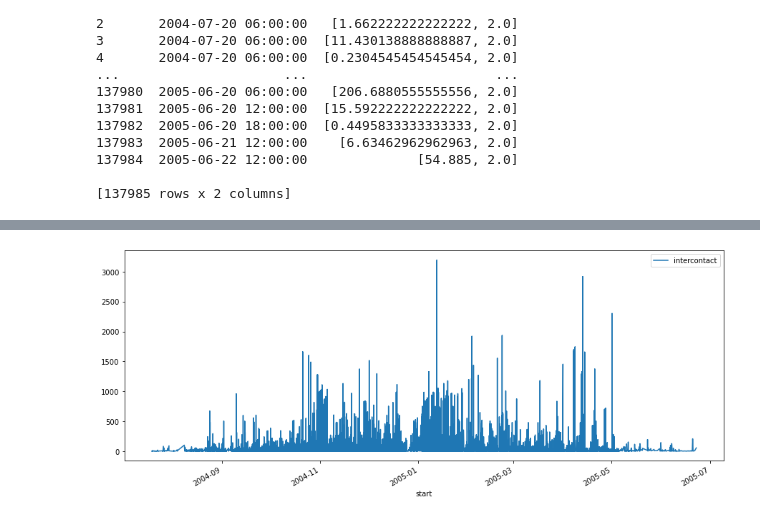
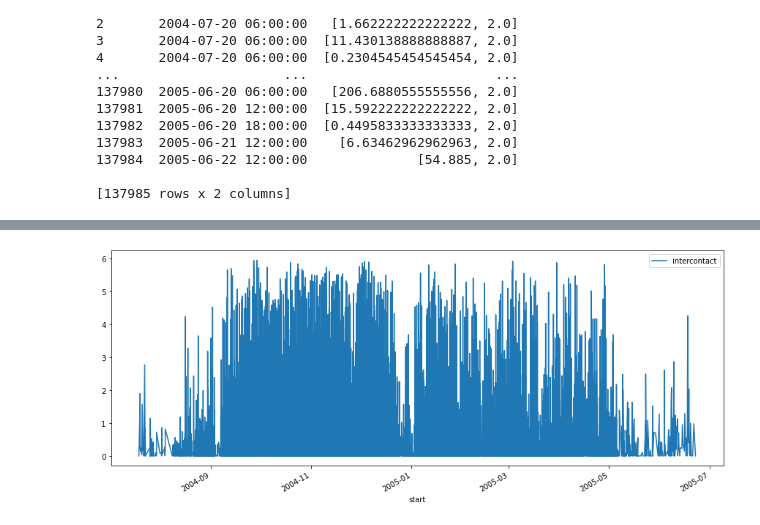
Before and after one commit to CintyaThen/learningPython, a Jupyter notebook: dataTA/TA.ipynb, the cells around one changed output, grey strips where cells are left out. Cells and saved outputs as stored; diff of their text form; code cells hidden in the pictures.

```diff
--- a/dataTA/TA.ipynb
+++ b/dataTA/TA.ipynb
@@ -43,8 +43,8 @@ import matplotlib.pyplot as plt
 import numpy as np
 import seaborn as sns
 import statsmodels.api as sm
-df = pd.read_csv("DATASET_BERES1.csv", index_col='start', parse_dates=True)
-drop_col = ['spatiaLoc','id_colums']
+df = pd.read_csv("MeanIntercontact_Window.csv", index_col='start', parse_dates=True)
+drop_col = ['id_colums']
 df.drop(drop_col, axis=1, inplace=True)
 print(df)
 df.plot(figsize=(15, 6))
@@ -66,6 +66,6 @@ start
 
 [137985 rows x 1 columns]
-[figure, old version]
+[figure, new version]
 # %%
 import pandas as pd # data processing
 import matplotlib.pyplot as plt
```
Also changed, not shown: parts of 2 cells of this notebook, 3 other files.
